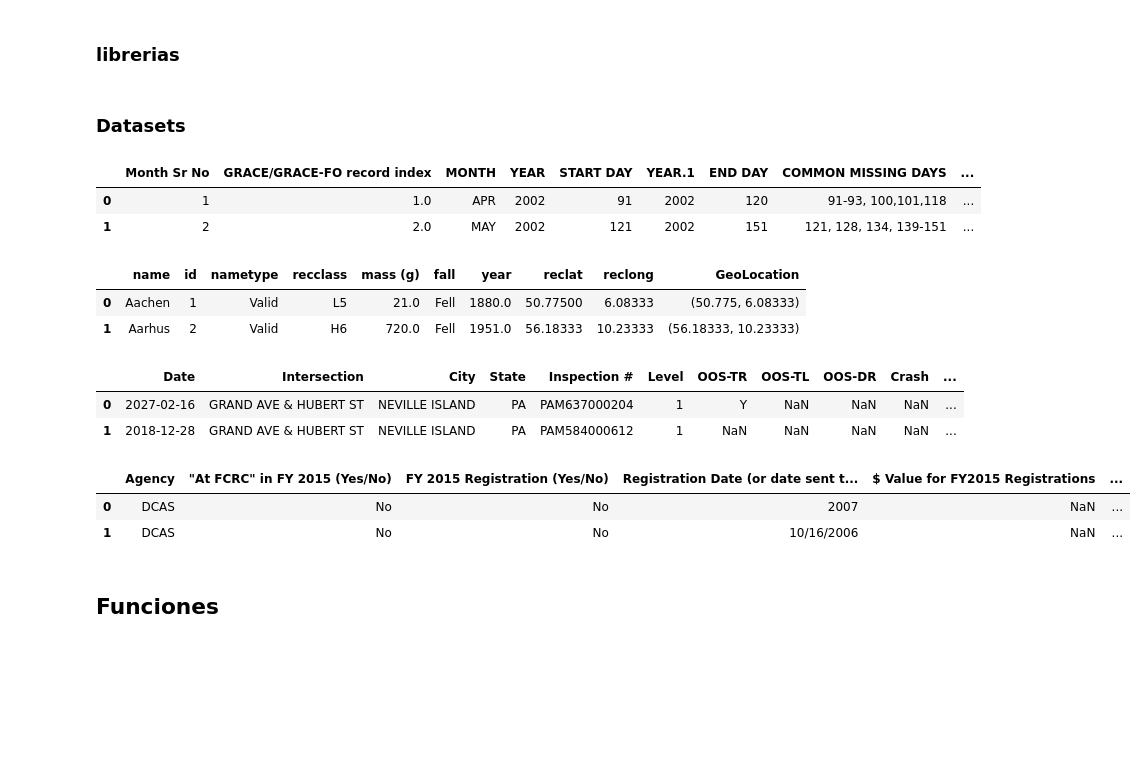
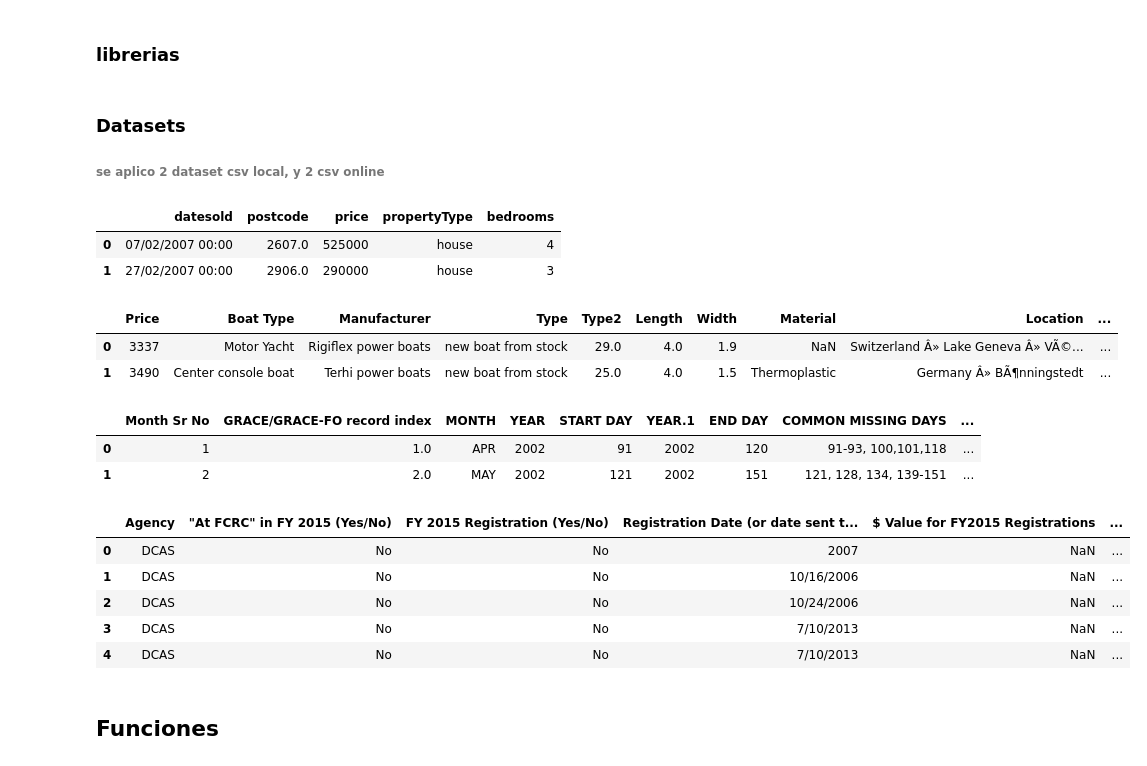
Before and after one commit to jlhernandezgt/StatisticalLearning, a Jupyter notebook: Tarea1_07140147_JoseHernandez.ipynb, the cells around one changed output. Cells and saved outputs as stored; diff of their text form; code cells hidden in the pictures; blank space fills up the shorter version.

```diff
--- a/Tarea1_07140147_JoseHernandez.ipynb
+++ b/Tarea1_07140147_JoseHernandez.ipynb
@@ -7,6 +7,21 @@
 import pandas as pd
 import numpy as np
 import matplotlib.pyplot as plt
-# %% [markdown]
-### Datasets
+# %% [markdown]
+### Datasets
+###### se aplico 2 dataset csv local, y  2 csv online
+# %%
+ventas_aptos = pd.read_csv('ventas_apartamentos.csv')
+ventas_aptos.head(2)
+# %% [output]
+|  | datesold | postcode | price | propertyType | bedrooms |
+| 0 | 07/02/2007 00:00 | 2607.0 | 525000 | house | 4 |
+| 1 | 27/02/2007 00:00 | 2906.0 | 290000 | house | 3 |
+# %%
+ventas_botes = pd.read_csv('ventas_botes.csv')
+ventas_botes.head(2)
+# %% [output]
+|  | Price | Boat Type | Manufacturer | Type | Type2 | Length | Width | Material | Location | ... |
+| 0 | 3337 | Motor Yacht | Rigiflex power boats | new boat from stock | 29.0 | 4.0 | 1.9 | NaN | Switzerland Â» Lake Geneva Â» VÃ©... | ... |
+| 1 | 3490 | Center console boat | Terhi power boats | new boat from stock | 25.0 | 4.0 | 1.5 | Thermoplastic | Germany Â» BÃ¶nningstedt | ... |
 # %%
@@ -17,26 +32,15 @@ dataset1.head(2)
 | 0 | 1 | 1.0 | APR | 2002 | 91 | 2002 | 120 | 91-93, 100,101,118 | ... |
 | 1 | 2 | 2.0 | MAY | 2002 | 121 | 2002 | 151 | 121, 128, 134, 139-151 | ... |
 # %%
-dataset2 = pd.read_csv('https://data.nasa.gov/api/views/gh4g-9sfh/rows.csv')
-dataset2.head(2)
+dataset4 = pd.read_csv('https://data.cityofnewyork.us/api/views/7kc8-z939/rows.csv')
+dataset4.head()
 # %% [output]
-|  | name | id | nametype | recclass | mass (g) | fall | year | reclat | reclong | GeoLocation |
-| 0 | Aachen | 1 | Valid | L5 | 21.0 | Fell | 1880.0 | 50.77500 | 6.08333 | (50.775, 6.08333) |
-| 1 | Aarhus | 2 | Valid | H6 | 720.0 | Fell | 1951.0 | 56.18333 | 10.23333 | (56.18333, 10.23333) |
+|  | Agency | "At FCRC" in FY 2015 (Yes/No) | FY 2015 Registration (Yes/No) | Registration Date (or date sent t... | $ Value for FY2015 Registrations | ... |
+| 0 | DCAS | No | No | 2007 | NaN | ... |
+| 1 | DCAS | No | No | 10/16/2006 | NaN | ... |
+| 2 | DCAS | No | No | 10/24/2006 | NaN | ... |
+| 3 | DCAS | No | No | 7/10/2013 | NaN | ... |
+| 4 | DCAS | No | No | 7/10/2013 | NaN | ... |
-# %%
-dataset3 = pd.read_csv('https://data.wprdc.org/dataset/669b2409-bb4b-46e5-9d91-c36876b58a17/resource/e919ecd3-bb11-4883-a041-bded25dc651c/download/cveu-inspections-all-years-2019-fixed.csv')
-dataset3.head(2)
-# %% [output]
-|  | Date | Intersection | City | State | Inspection # | Level | OOS-TR | OOS-TL | OOS-DR | Crash | ... |
-| 0 | 2027-02-16 | GRAND AVE & HUBERT ST | NEVILLE ISLAND | PA | PAM637000204 | 1 | Y | NaN | NaN | NaN | ... |
-| 1 | 2018-12-28 | GRAND AVE & HUBERT ST | NEVILLE ISLAND | PA | PAM584000612 | 1 | NaN | NaN | NaN | NaN | ... |
-# %%
-dataset4 = pd.read_csv('https://data.cityofnewyork.us/api/views/7kc8-z939/rows.csv')
-dataset4.head(2)
-# %% [output]
-|  | Agency | "At FCRC" in FY 2015 (Yes/No) | FY 2015 Registration (Yes/No) | Registration Date (or date sent t... | $ Value for FY2015 Registrations | ... |
-| 0 | DCAS | No | No | 2007 | NaN | ... |
-| 1 | DCAS | No | No | 10/16/2006 | NaN | ... |
 # %% [markdown]
 ## Funciones
 # %%
```
Also changed, not shown: parts of 26 cells of this notebook, 2 other files.
